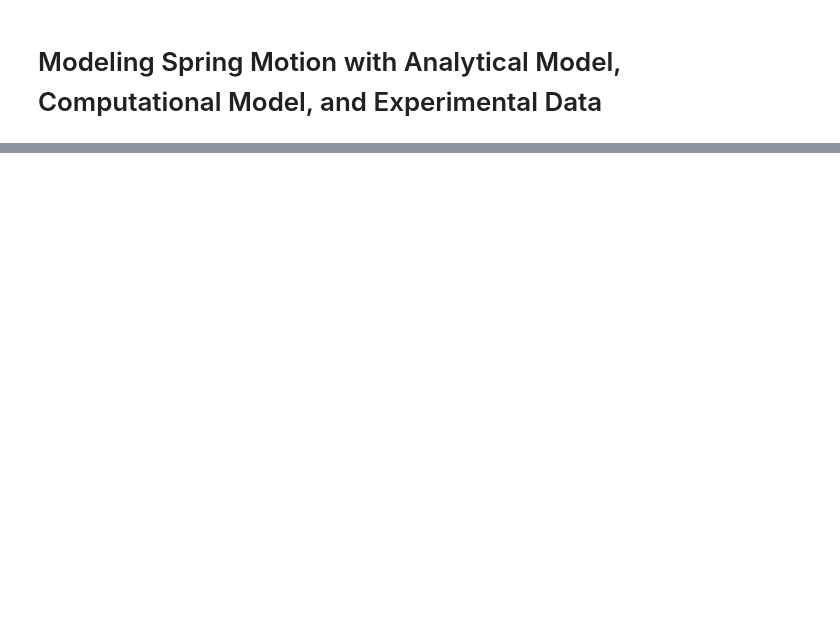
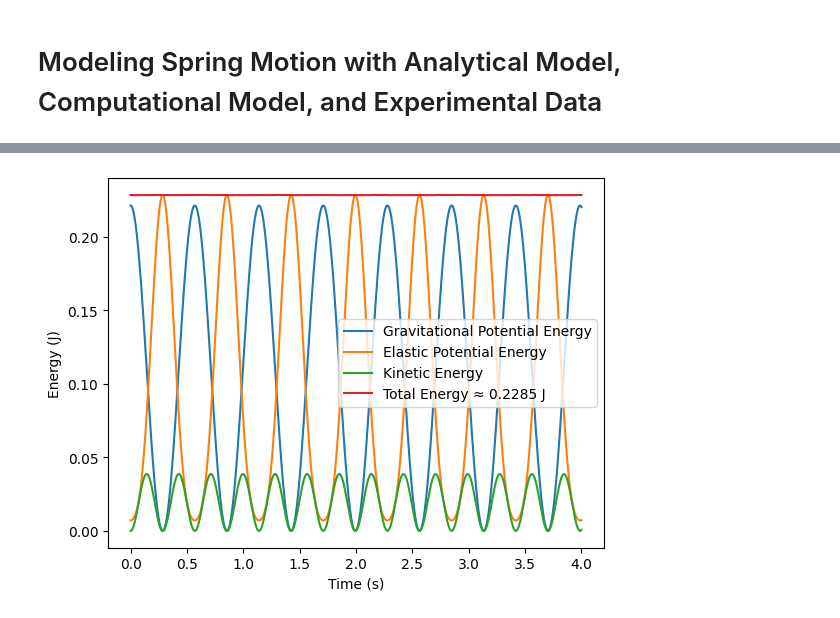
Before and after one commit to kevinthegreat1/HonorsPhysics2, a Jupyter notebook: Unit3/Model.ipynb, the cells around one changed output, grey strips where cells are left out. Saved outputs shown, nothing was run; the diff lists cells and outputs as text; code cells hidden in the pictures; blank space fills up the shorter version.

```diff
--- a/Unit3/Model.ipynb
+++ b/Unit3/Model.ipynb
@@ -9,6 +10,6 @@ import matplotlib.pyplot as plt
 # %%
 # Constants
-gravitational_acceleration = -9.81  # m/s^2
+gravitational_acceleration = 9.81  # m/s^2
 mass = 0.2  # kg
 computational_spring_constant = 24.338422398666662  # N/m
 # %%
@@ -50,0 +54,33 @@ plt.show()
+# %%
+# Compute Energies
+def compute_energies(positions, velocities, min_position):
+    spring_zero_position = -min_position + mass * gravitational_acceleration / computational_spring_constant
+    gravitational_potential_energies = []
+    elastic_potential_energies = []
+    kinetic_energies = []
+    total_energies = []
+    for i in range(len(positions)):
+        gravitational_potential_energies.append(mass * gravitational_acceleration * positions[i])
+        elastic_potential_energies.append(computational_spring_constant * (spring_zero_position - positions[i]) ** 2 / 2) # start pos - pos [i]
+        kinetic_energies.append(mass * velocities[i] ** 2 / 2)
+        total_energies.append(
+            gravitational_potential_energies[-1] + elastic_potential_energies[-1] + kinetic_energies[-1])
+    return gravitational_potential_energies, elastic_potential_energies, kinetic_energies, total_energies
+# %%
+# Calculate Energies
+min_position = min(computational_positions)
+calibrated_computational_positions = [position - min_position for position in computational_positions]
+computational_gravitational_potential_energies, computational_elastic_potential_energies, computational_kinetic_energies, computational_total_energies = compute_energies(calibrated_computational_positions, computational_velocities, min_position)
+# %%
+# Plot Energies
+plt.plot(times, computational_gravitational_potential_energies, label="Gravitational Potential Energy")
+plt.plot(times, computational_elastic_potential_energies, label="Elastic Potential Energy")
+plt.plot(times, computational_kinetic_energies, label="Kinetic Energy")
+plt.plot(times, computational_total_energies, label=f"Total Energy ≈ {statistics.mean(computational_total_energies):.4f} J")
+plt.xlabel("Time (s)")
+plt.ylabel("Energy (J)")
+plt.legend()
+plt.savefig("ComputationalEnergies.png", dpi=300)
+plt.show()
+# %% [output]
+[figure, added]
```
Also changed, not shown: parts of 4 cells of this notebook, 3 other files.
